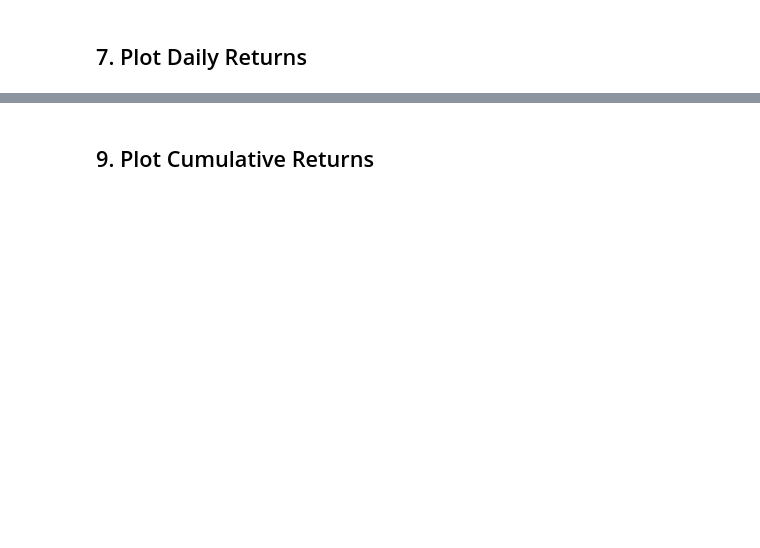
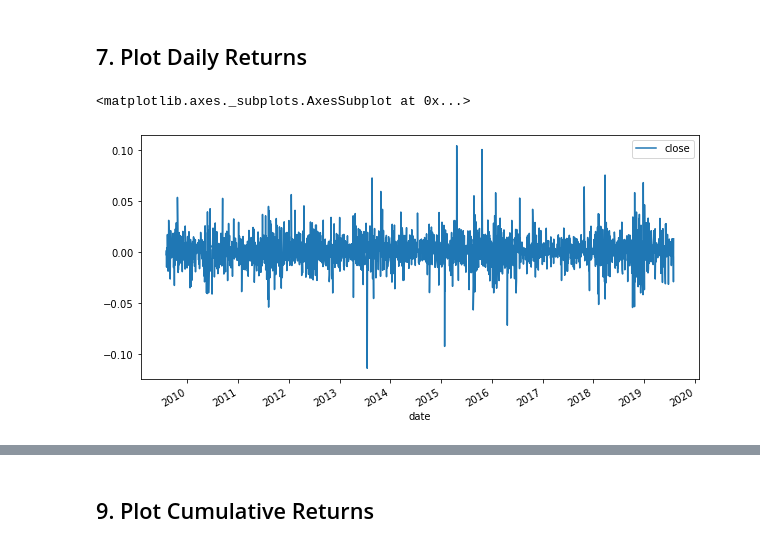
Before and after one commit to bjajim/Module3Assignment, a Jupyter notebook: Live_Lessons/04-Quantative-Analysis-with-Pandas/2/Activities/01-Ins_Returns/Unsolved/returns_inClass.ipynb, the cells around one changed output, grey strips where cells are left out. Saved outputs shown, nothing was run; the diff lists cells and outputs as text; code cells hidden in the pictures; blank space fills up the shorter version.

```diff
--- a/Live_Lessons/04-Quantative-Analysis-with-Pandas/2/Activities/01-Ins_Returns/Unsolved/returns_inClass.ipynb
+++ b/Live_Lessons/04-Quantative-Analysis-with-Pandas/2/Activities/01-Ins_Returns/Unsolved/returns_inClass.ipynb
@@ -82,3 +83,5 @@ msft_df.plot()
     ** Daily return is the metric that compares the rate of return for a stock compared to its value the previous day. Selecting the price of the stock is key and need to be consistent (avg, open, close, high, etc.).
 # %%
 # Calculate the daily return using the 'pct_change()' function
+daily_returns = msft_df.pct_change()
+display(daily_returns)
@@ -86,6 +121,10 @@ msft_df.plot()
 ## 7. Plot Daily Returns
 # %%
 # Plot the daily returns of MSFT over the last 10 years
+daily_returns.plot(figsize=(10,5))
+# %% [output]
+<matplotlib.axes._subplots.AxesSubplot at 0x...>
+[figure, added]
 # %% [markdown]
 ## 8. Calculate Cumulative Returns
 
```
Also changed, not shown: parts of 5 cells of this notebook, 1 other file.
